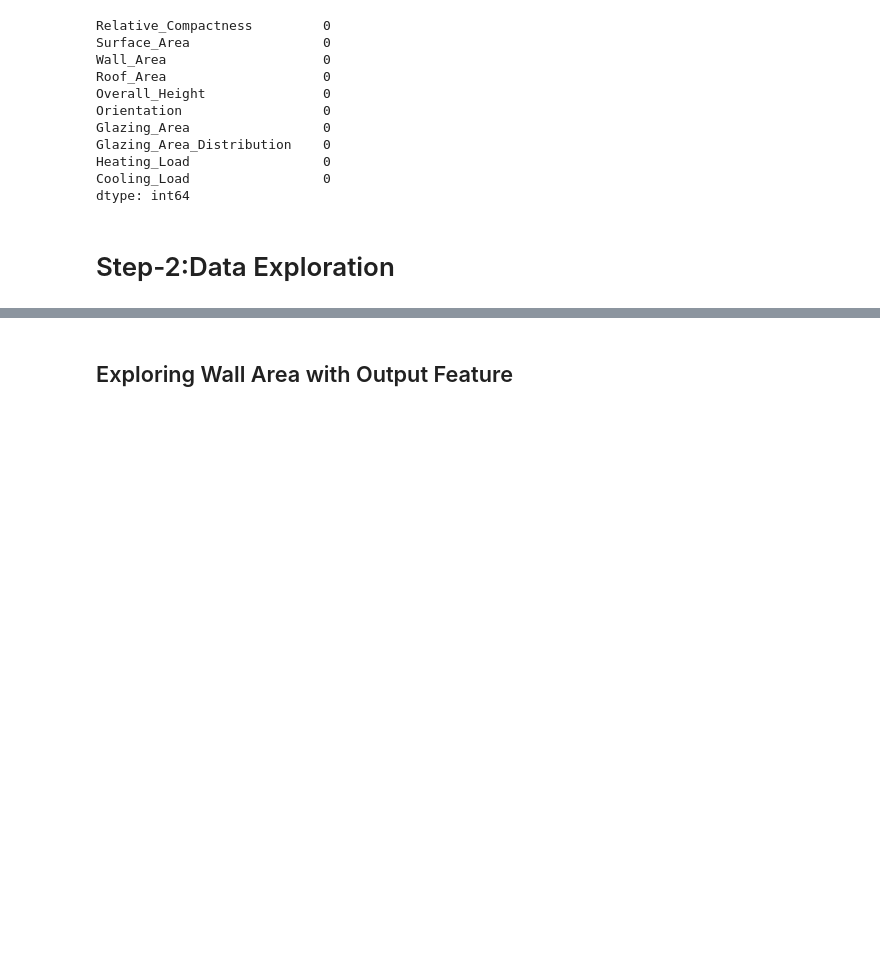
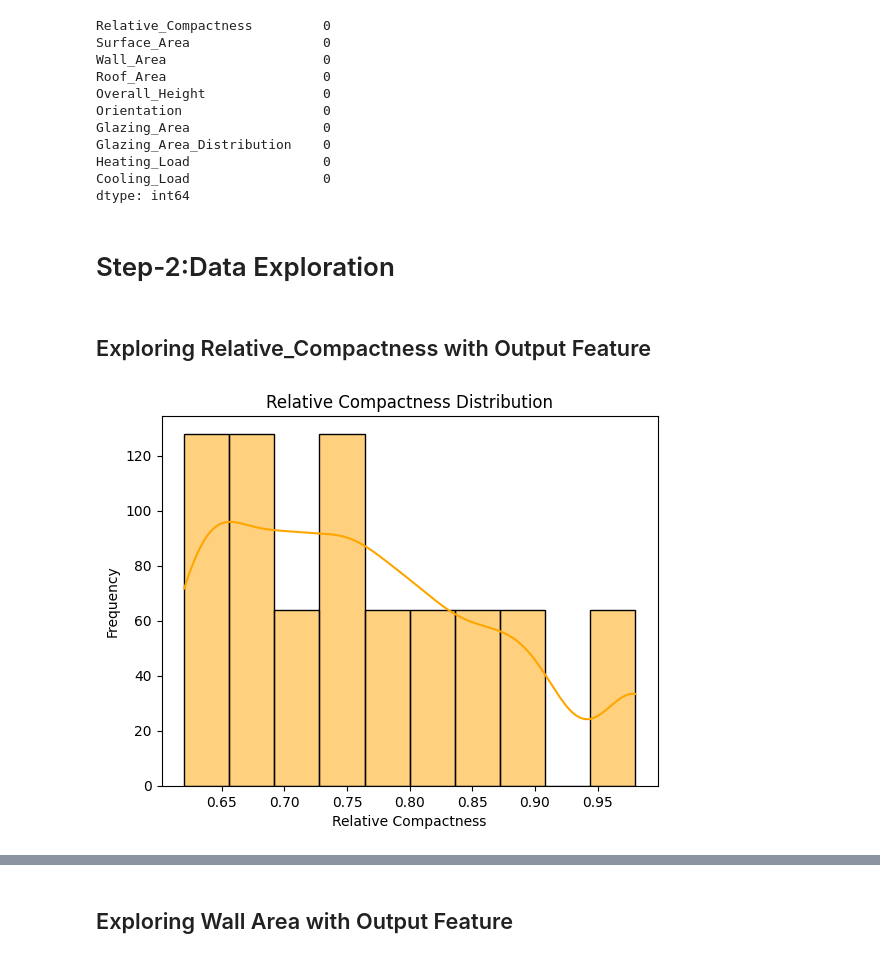
Before and after one commit to ameygawade/DataScience-Kaggle-Energy-efficiency-classification, a Jupyter notebook: multi-ouput-classification-energy-efficiency.ipynb, the cells around one changed output, grey strips where cells are left out. Cells and saved outputs as stored; diff of their text form; code cells hidden in the pictures; blank space fills up the shorter version.

```diff
--- a/multi-ouput-classification-energy-efficiency.ipynb
+++ b/multi-ouput-classification-energy-efficiency.ipynb
@@ -108,3 +108,20 @@ Cooling_Load                 0
 dtype: int64
 # %% [markdown]
 # Step-2:Data Exploration
+# %% [markdown]
+## Exploring Relative_Compactness with Output Feature
+# %%
+import matplotlib.pyplot as plt
+import seaborn as sns
+import warnings
+
+warnings.filterwarnings("ignore", category=FutureWarning)
+
+# Distribution plot
+sns.histplot(df['Relative_Compactness'], kde=True, bins=10, color='orange')
+plt.title('Relative Compactness Distribution')
+plt.xlabel('Relative Compactness')
+plt.ylabel('Frequency')
+plt.show()
+# %% [output]
+[figure, added]
```
Also changed, not shown: parts of 35 cells of this notebook.
